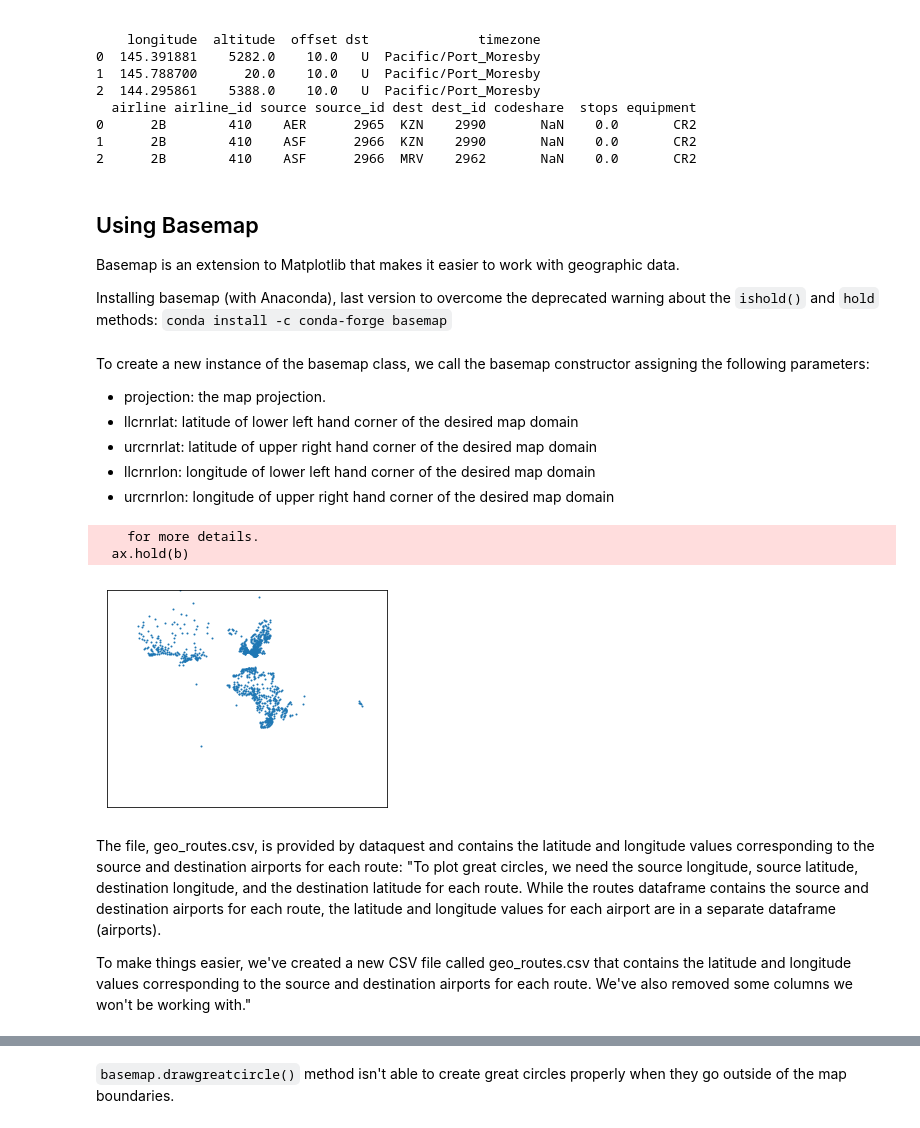
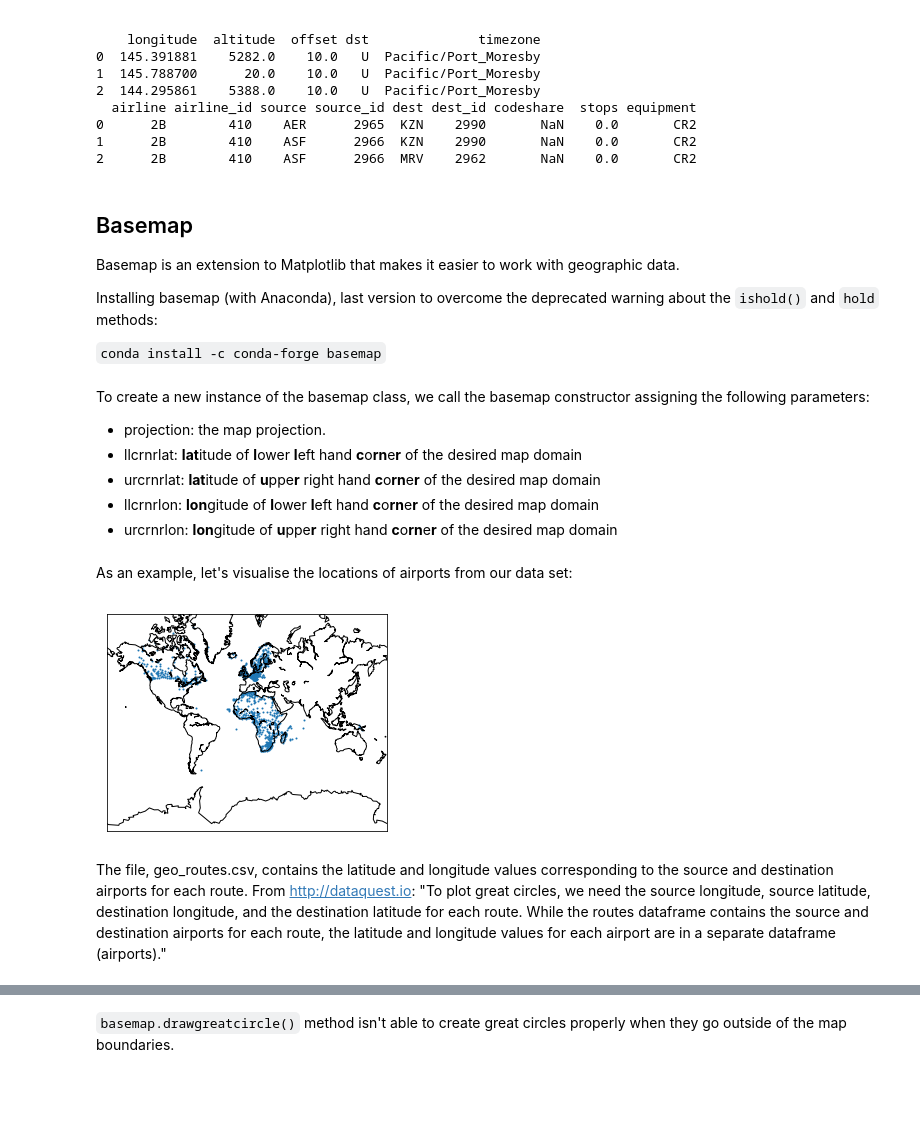
Before and after one commit to domidels/Data-Science-Portfolio, a Jupyter notebook: BaseMap.ipynb, the cells around one changed output, grey strips where cells are left out. Saved outputs shown, nothing was run; the diff lists cells and outputs as text; code cells hidden in the pictures; blank space fills up the shorter version.

```diff
--- a/BaseMap.ipynb
+++ b/BaseMap.ipynb
@@ -55,41 +56,41 @@ print(routes.head(3))
 1      2B        410    ASF      2966  KZN    2990       NaN    0.0       CR2
 2      2B        410    ASF      2966  MRV    2962       NaN    0.0       CR2
 # %% [markdown]
-## Using Basemap
+## Basemap
 
 Basemap is an extension to Matplotlib that makes it easier to work with geographic data.
 
 Installing basemap (with Anaconda), last version to overcome the deprecated warning about the `ishold()` and `hold` methods:
+
 `conda install -c conda-forge basemap`
 # %% [markdown]
 To create a new instance of the basemap class, we call the basemap constructor assigning the following parameters:
 
 * projection: the map projection.
-* llcrnrlat: latitude of lower left hand corner of the desired map domain
-* urcrnrlat: latitude of upper right hand corner of the desired map domain
-* llcrnrlon: longitude of lower left hand corner of the desired map domain
-* urcrnrlon: longitude of upper right hand corner of the desired map domain
+* llcrnrlat: **lat**itude of **l**ower **l**eft hand **c**o**rn**e**r** of the desired map domain
+* urcrnrlat: **lat**itude of **u**ppe**r** right hand **c**o**rn**e**r** of the desired map domain
+* llcrnrlon: **lon**gitude of **l**ower **l**eft hand **c**o**rn**e**r** of the desired map domain
+* urcrnrlon: **lon**gitude of **u**ppe**r** right hand **c**o**rn**e**r** of the desired map domain
+# %% [markdown]
+As an example, let's visualise the locations of airports from our data set:
 # %%
 from mpl_toolkits.basemap import Basemap
 # %%
 import matplotlib.pyplot as plt
 
 from mpl_toolkits.basemap import Basemap
-m = Basemap(projection='merc', llcrnrlat=-80, urcrnrlat=80, llcrnrlon=-180, urcrnrlon=180)
+
 m = Basemap(projection='merc', llcrnrlat=-80, urcrnrlat=80, llcrnrlon=-180, urcrnrlon=180)
 longitudes = airports['longitude'].tolist()
 latitudes = airports['latitude'].tolist()
 x, y = m(longitudes, latitudes)
+m.drawcoastlines()
 m.scatter(x,y,s=1)
 plt.show()
 # %% [output]
-    for more details.
-  ax.hold(b)
-[figure, old version]
+[figure, new version]
 # %% [markdown]
-The file, geo_routes.csv, is provided by dataquest and contains the latitude and longitude values corresponding to the source and destination airports for each route: "To plot great circles, we need the source longitude, source latitude, destination longitude, and the destination latitude for each route. While the routes dataframe contains the source and destination airports for each route, the latitude and longitude values for each airport are in a separate dataframe (airports).
-
-To make things easier, we've created a new CSV file called geo_routes.csv that contains the latitude and longitude values corresponding to the source and destination airports for each route. We've also removed some columns we won't be working with."
+The file, geo_routes.csv, contains the latitude and longitude values corresponding to the source and destination airports for each route. From http://dataquest.io: "To plot great circles, we need the source longitude, source latitude, destination longitude, and the destination latitude for each route. While the routes dataframe contains the source and destination airports for each route, the latitude and longitude values for each airport are in a separate dataframe (airports)."
 # %%
 
 geo_routes = pd.read_csv('data/geo_routes.csv')
```
Also changed, not shown: parts of 4 cells of this notebook.
